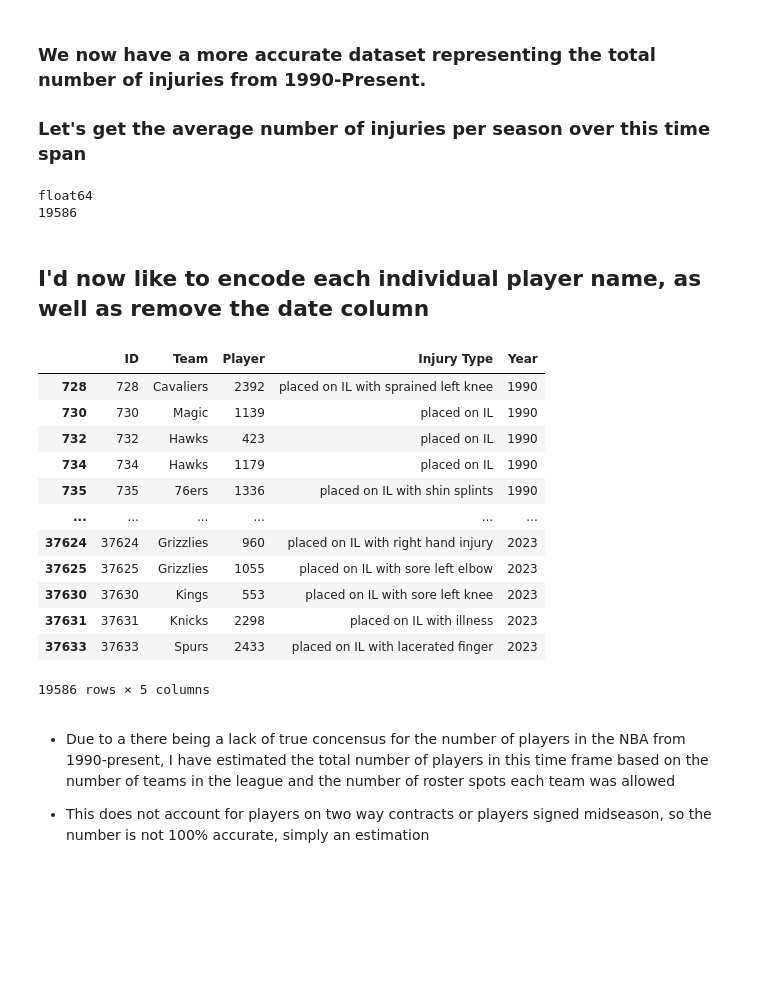
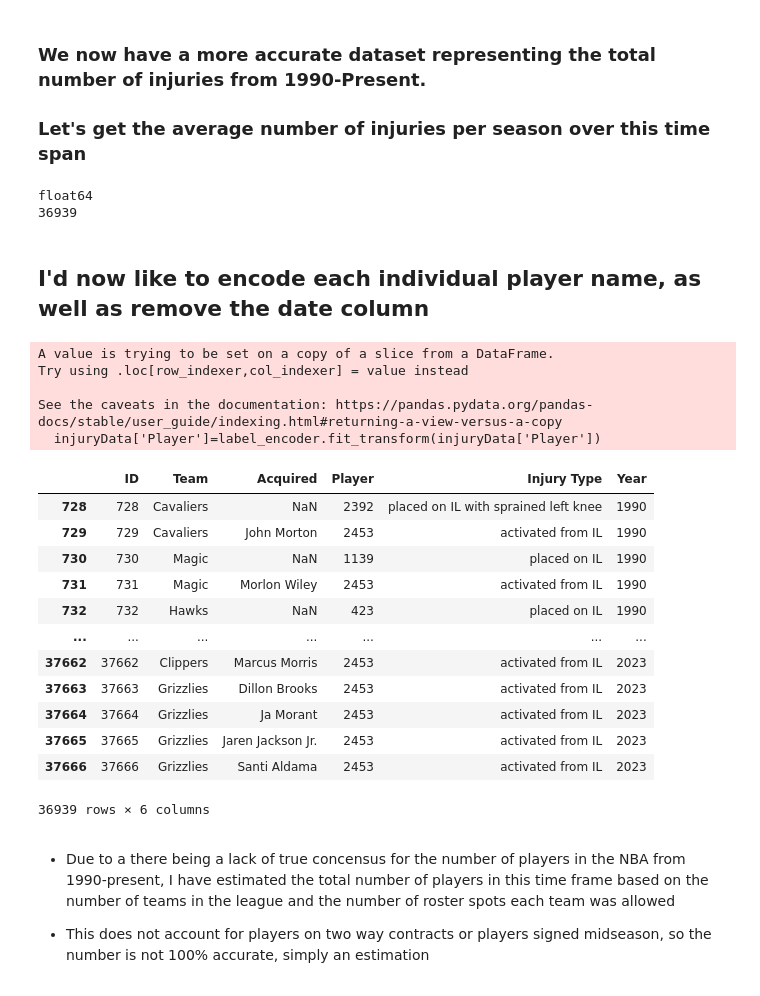
Before and after one commit to adc1021/NBAInjuryPredictor, a Jupyter notebook: notebooks/Forecasting.ipynb, the cells around one changed output. Cells and saved outputs as stored; diff of their text form; code cells hidden in the pictures; blank space fills up the shorter version.

```diff
--- a/notebooks/Forecasting.ipynb
+++ b/notebooks/Forecasting.ipynb
@@ -11,5 +11,6 @@ from sklearn.ensemble import RandomForestClassifier
 from sklearn.metrics import mean_squared_error
 from sklearn.metrics import roc_auc_score
 # %%
-injuryData = pd.read_csv("~/Documents/Job Search - 2023/NBA_Injury_Predictor/Injuries.csv")
+injuryData = pd.read_csv("../Injuries.csv")
+# , index_col=[0]
 # %%
@@ -28,5 +61,4 @@ injuryData['Year'] = (injuryData['Date'].dt.year)
 ### Let's now remove all rows where the players have been acquired back from the IL
 # %%
 # Removing the Acquired column removes all duplicates
-injuryData = injuryData[injuryData['Acquired'].isna()]
-del injuryData['Acquired']
+injuryData.dropna(axis='columns')
@@ -47,3 +188,5 @@ for year, group in injuryData.groupby('Year'):
 # %%
 # Now let's remove all the rows from the data frame that have data before 1990
-injuryData = injuryData[injuryData['Year'] >= 1990]
+injuryData = injuryData[injuryData['Year'] <= 2000]
+
+injuryData
@@ -83,29 +266,35 @@ print(avg_inj_per_year.dtype)
 print(np.sum(injury_numbers_list, axis=0))
 # %% [output]
 float64
-19586
+36939
 # %% [markdown]
 ## I'd now like to encode each individual player name, as well as remove the date column
 # %%
 del injuryData['Date']
 label_encoder = LabelEncoder()
 injuryData['Player']=label_encoder.fit_transform(injuryData['Player'])
+# %% [output]
+A value is trying to be set on a copy of a slice from a DataFrame.
+Try using .loc[row_indexer,col_indexer] = value instead
+
+See the caveats in the documentation: https://pandas.pydata.org/pandas-docs/stable/user_guide/indexing.html#returning-a-view-versus-a-copy
+  injuryData['Player']=label_encoder.fit_transform(injuryData['Player'])
 # %%
-injuryData
+injuryData[]
 # %% [output]
-|  | ID | Team | Player | Injury Type | Year |
-| 728 | 728 | Cavaliers | 2392 | placed on IL with sprained left knee | 1990 |
-| 730 | 730 | Magic | 1139 | placed on IL | 1990 |
-| 732 | 732 | Hawks | 423 | placed on IL | 1990 |
-| 734 | 734 | Hawks | 1179 | placed on IL | 1990 |
-| 735 | 735 | 76ers | 1336 | placed on IL with shin splints | 1990 |
-| ... | ... | ... | ... | ... | ... |
-| 37624 | 37624 | Grizzlies | 960 | placed on IL with right hand injury | 2023 |
-| 37625 | 37625 | Grizzlies | 1055 | placed on IL with sore left elbow | 2023 |
-| 37630 | 37630 | Kings | 553 | placed on IL with sore left knee | 2023 |
-| 37631 | 37631 | Knicks | 2298 | placed on IL with illness | 2023 |
-| 37633 | 37633 | Spurs | 2433 | placed on IL with lacerated finger | 2023 |
+|  | ID | Team | Acquired | Player | Injury Type | Year |
+| 728 | 728 | Cavaliers | NaN | 2392 | placed on IL with sprained left knee | 1990 |
+| 729 | 729 | Cavaliers | John Morton | 2453 | activated from IL | 1990 |
+| 730 | 730 | Magic | NaN | 1139 | placed on IL | 1990 |
+| 731 | 731 | Magic | Morlon Wiley | 2453 | activated from IL | 1990 |
+| 732 | 732 | Hawks | NaN | 423 | placed on IL | 1990 |
+| ... | ... | ... | ... | ... | ... | ... |
+| 37662 | 37662 | Clippers | Marcus Morris | 2453 | activated from IL | 2023 |
+| 37663 | 37663 | Grizzlies | Dillon Brooks | 2453 | activated from IL | 2023 |
+| 37664 | 37664 | Grizzlies | Ja Morant | 2453 | activated from IL | 2023 |
+| 37665 | 37665 | Grizzlies | Jaren Jackson Jr. | 2453 | activated from IL | 2023 |
+| 37666 | 37666 | Grizzlies | Santi Aldama | 2453 | activated from IL | 2023 |
-19586 rows × 5 columns
+36939 rows × 6 columns
 # %% [markdown]
 + Due to a there being a lack of true concensus for the number of players in the NBA from 1990-present, I have estimated the total number of players in this time frame based on the number of teams in the league and the number of roster spots each team was allowed
 
```
Also changed, not shown: parts of 22 cells of this notebook.
